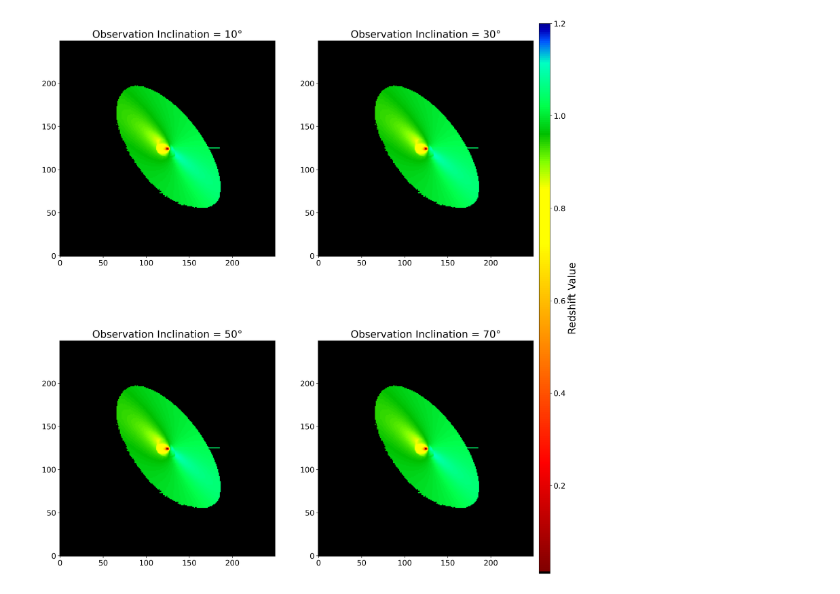
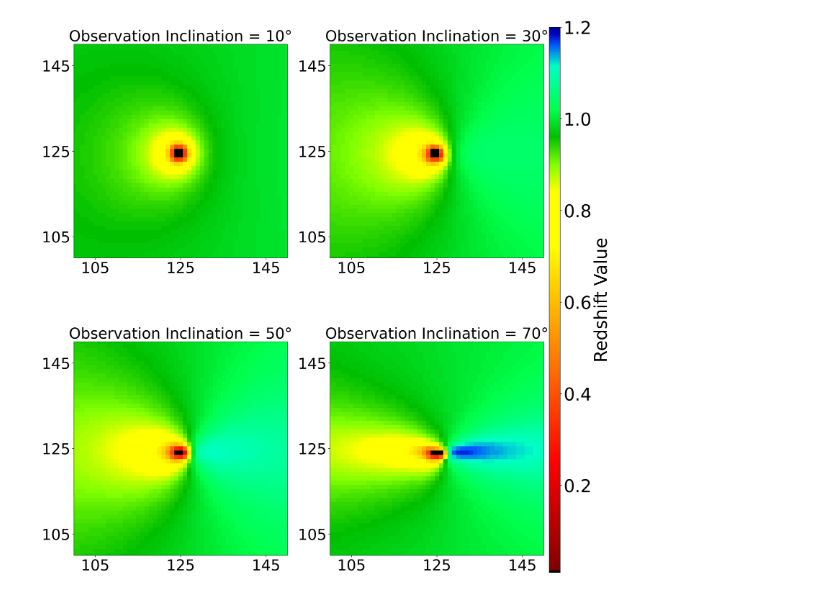
Before and after one commit to wilkinsdr/raytrace_cpu, a Jupyter notebook: python/line_from_image.ipynb, the cells around one changed output. Drawn from its saved outputs; the diff is of its cells as text; code cells hidden in the pictures.

Commit message:
changes for flat disk

```diff
--- a/python/line_from_image.ipynb
+++ b/python/line_from_image.ipynb
@@ -12,7 +12,7 @@ from matplotlib.cm import ScalarMappable
 #image_filename = '/Users/willsurgent/Desktop/check_flared_0.1/small_r_0.1/small_r_0.1_30.fits'
 #image_filename = '/Users/willsurgent/Desktop/check_flared_0.1/small_r_0.05/small_r_0.05_30.fits'
 
-image_filename = '/Users/willsurgent/Desktop/wedge_disk_imag/flared_disk_1_imag/flared_disk_1_imag50.fits'  #'/Users/willsurgent/Desktop/elliptical_disk_imag/ellipse_3.737_imag/ellipse_3.737_imag_70.fits'
+image_filename = '/Users/willsurgent/Desktop/flat_imag/flat_disk_imag/flat_disk_imag_70.fits'
 #'/Users/willsurgent/Desktop/raytrace/raytrace_cpu/python/file.fits'
 
 # '/Users/willsurgent/Desktop/elliptical_disk_imag/ellipse_3.737_imag/ellipse_3.737_imag_70.fits'
@@ -66,37 +66,50 @@ enshift2 =np.copy(enshift)
 enshift3 =np.copy(enshift)
 # %%
 fig, axs = plt.subplots(2, 2, figsize=(20, 20), dpi=300)
+xlim1=100
+xlim2=150
 
-# Display images with titles
+ylim1=100
+ylim2=150
+
 axs[0, 0].imshow(np.flipud(enshift1), norm=redshift_norm, cmap=redshift_map)
-axs[0, 0].set_title('Observation Inclination = 10°', fontsize=20)
+axs[0, 0].set_title('Observation Inclination = 10°', fontsize=30)
+axs[0, 0].set_xlim(xlim1, xlim2)
+axs[0, 0].set_ylim(ylim1, ylim2)
 
 axs[0, 1].imshow(np.flipud(enshift2), norm=redshift_norm, cmap=redshift_map)
-axs[0, 1].set_title('Observation Inclination = 30°', fontsize=20)
+axs[0, 1].set_title('Observation Inclination = 30°', fontsize=30)
+axs[0, 1].set_xlim(xlim1, xlim2)
+axs[0, 1].set_ylim(ylim1, ylim2)
 
 axs[1, 0].imshow(np.flipud(enshift3), norm=redshift_norm, cmap=redshift_map)
-axs[1, 0].set_title('Observation Inclination = 50°', fontsize=20)
+axs[1, 0].set_title('Observation Inclination = 50°', fontsize=30)
+axs[1, 0].set_xlim(xlim1, xlim2)
+axs[1, 0].set_ylim(ylim1, ylim2)
 
 axs[1, 1].imshow(np.flipud(enshift), norm=redshift_norm, cmap=redshift_map)
-axs[1, 1].set_title('Observation Inclination = 70°', fontsize=20)
+axs[1, 1].set_title('Observation Inclination = 70°', fontsize=30)
+axs[1, 1].set_xlim(xlim1, xlim2)
+axs[1, 1].set_ylim(ylim1, ylim2)
 
 # Adjusting ticks and axis inversion for each plot
 for ax in axs.flat:
     #ax.set_xticks([0, 250])
-    #ax.set_yticks([0, 250])
-    ax.invert_yaxis()
-    ax.tick_params(axis='both', which='major', labelsize=15)
+    ax.set_xticks([105,125,145])
+    ax.set_yticks([105,125,145])
+    #ax.invert_yaxis()
+    ax.tick_params(axis='both', which='major', labelsize=30)
 
 # Create a colorbar with the same normalization and colormap
 sm = ScalarMappable(norm=redshift_norm, cmap=redshift_map)
 sm.set_array([])  # This line is necessary only for Matplotlib versions before 3.1
 cb = fig.colorbar(sm, ax=axs.ravel().tolist(), pad=0.01, aspect=50)
-cb.set_label('Redshift Value', size=20)
-cb.ax.tick_params(labelsize=15)
+cb.set_label('Redshift Value', size=35)
+cb.ax.tick_params(labelsize=35)
 
 plt.show()
 # %% [output]
-[figure, old version]
+[figure, new version]
 # %%
 # plot the energy shift as a function of position in the image
 plt.figure(figsize=(10,10))
```
Also changed, not shown: parts of 3 cells of this notebook, 4 other files.
